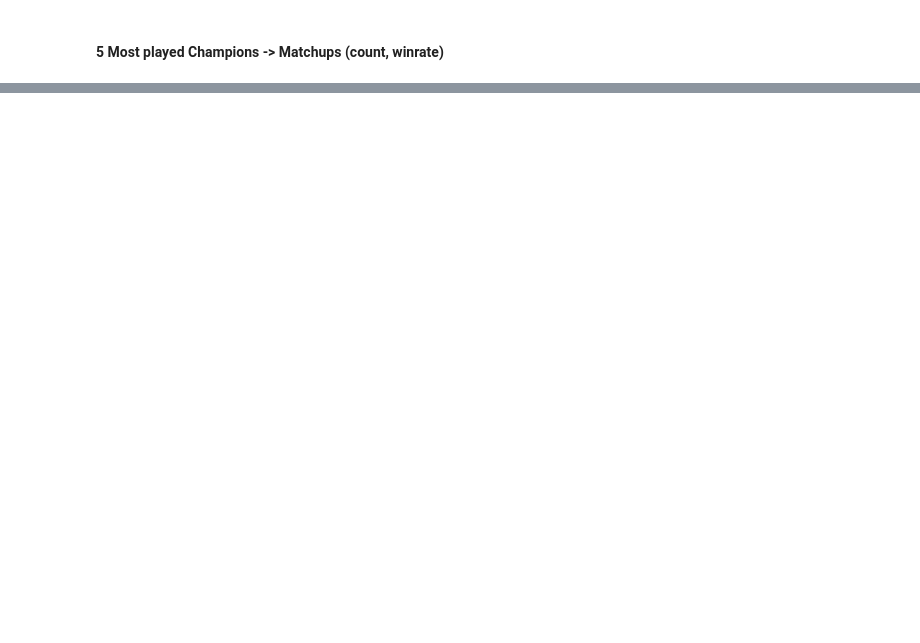
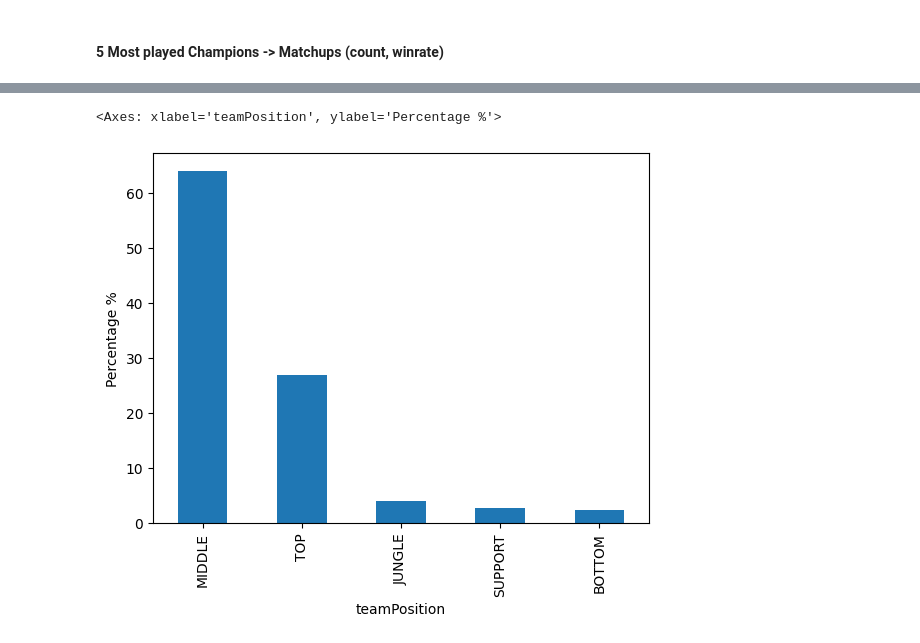
Before and after one commit to AaronBittel/LoLTracker, a Jupyter notebook: apps/frontend/clean_data.ipynb, the cells around one changed output, grey strips where cells are left out. Cells and saved outputs as stored; diff of their text form; code cells hidden in the pictures; blank space fills up the shorter version.

```diff
--- a/apps/frontend/clean_data.ipynb
+++ b/apps/frontend/clean_data.ipynb
@@ -124,0 +190,5 @@ Name: proportion, dtype: float64
+# %%
+df_noway_euw["teamPosition"].value_counts(normalize=True).mul(100).plot(kind="bar", ylabel="Percentage %")
+# %% [output]
+<Axes: xlabel='teamPosition', ylabel='Percentage %'>
+[figure, added]
```
Also changed, not shown: parts of 33 cells of this notebook, 8 other files.
